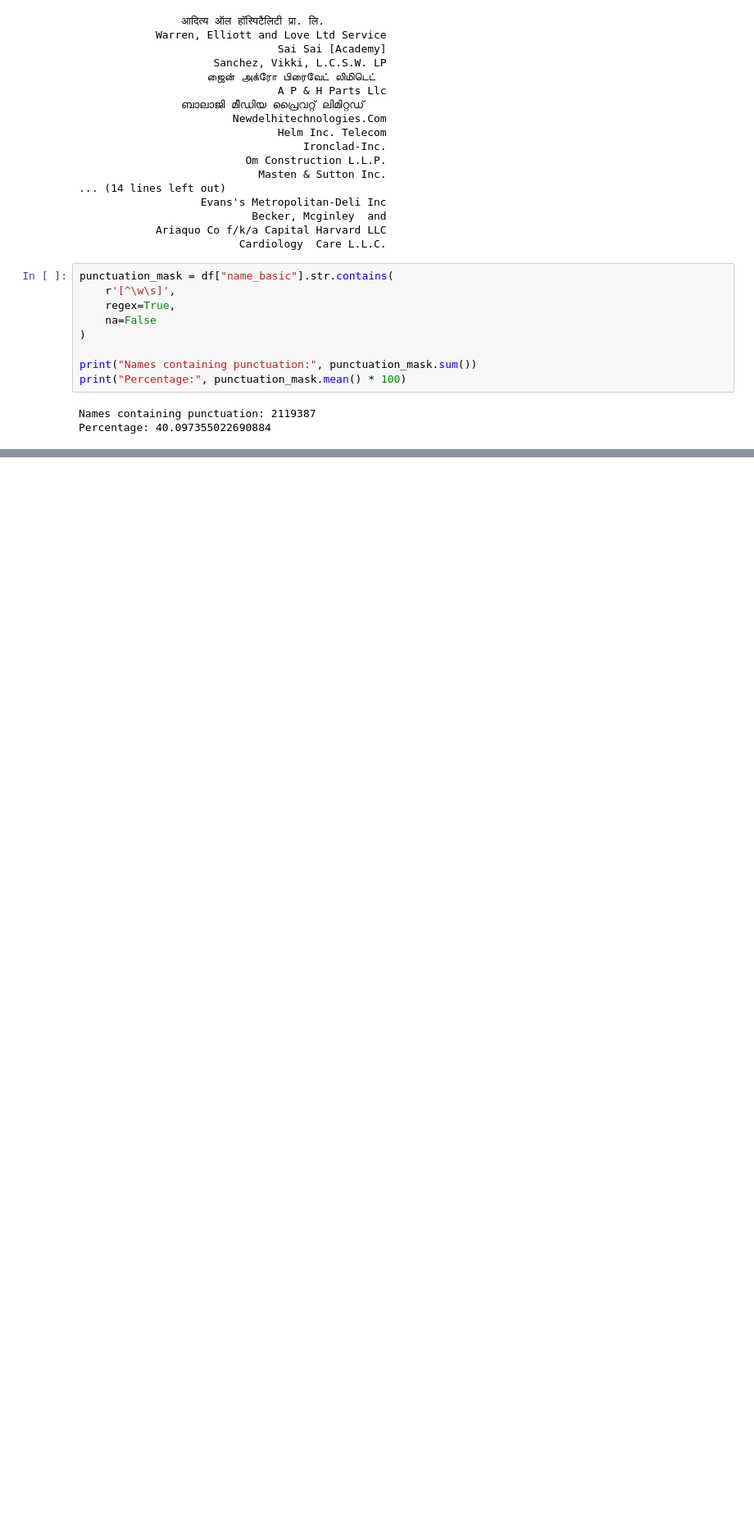
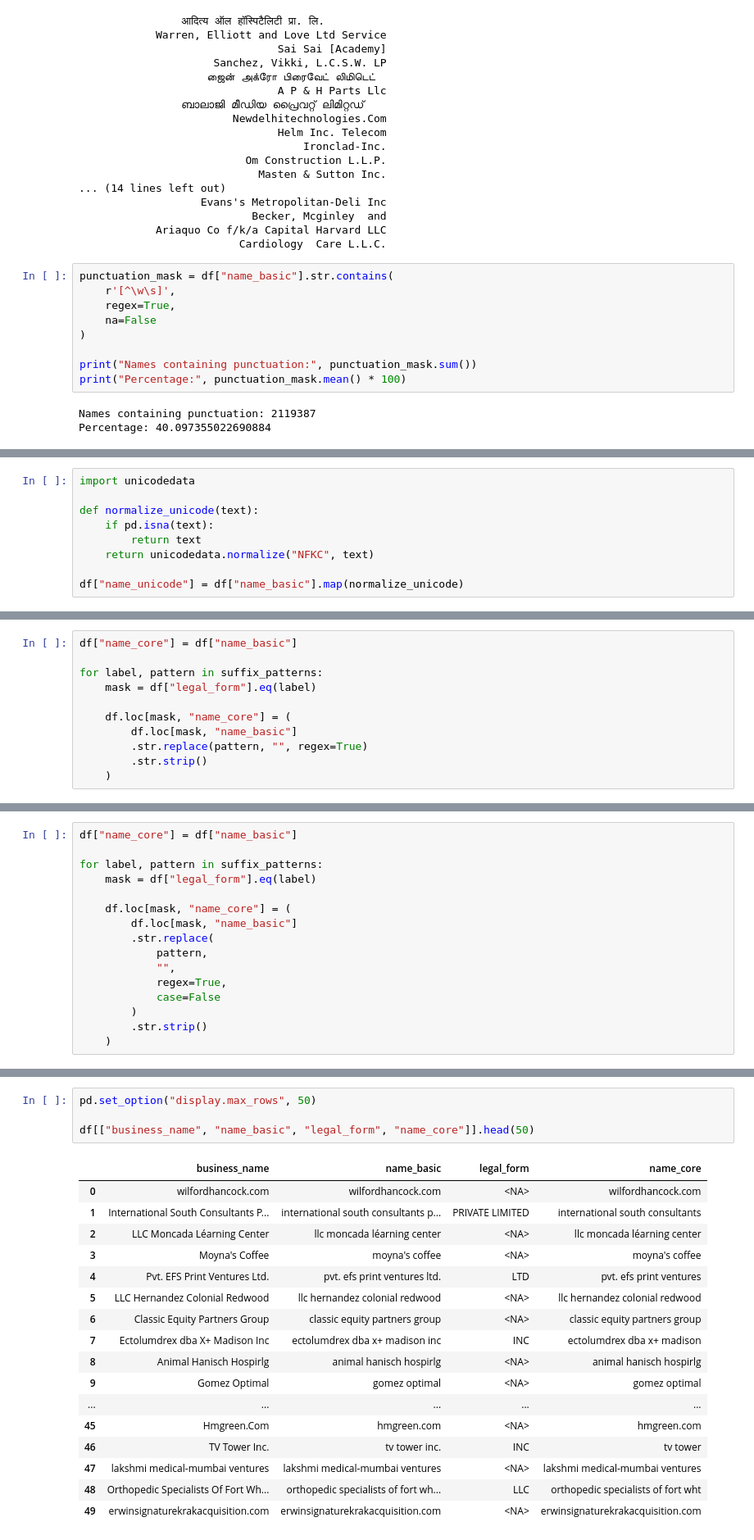
Before and after one commit to madhavmishra09/amazon-ml, a Jupyter notebook: code/business_entity_resolution/src/train3.ipynb, the cells around one changed output, grey strips where cells are left out. Shown at 82% size. Saved outputs shown, nothing was run; the diff lists cells and outputs as text; blank space fills up the shorter version.

```diff
--- a/code/business_entity_resolution/src/train3.ipynb
+++ b/code/business_entity_resolution/src/train3.ipynb
@@ -1052,0 +1131,9 @@ Percentage: 40.097355022690884
+# %%
+import unicodedata
+
+def normalize_unicode(text):
+    if pd.isna(text):
+        return text
+    return unicodedata.normalize("NFKC", text)
+
+df["name_unicode"] = df["name_basic"].map(normalize_unicode)
@@ -1052,0 +1382,11 @@ Percentage: 40.097355022690884
+# %%
+df["name_core"] = df["name_basic"]
+
+for label, pattern in suffix_patterns:
+    mask = df["legal_form"].eq(label)
+
+    df.loc[mask, "name_core"] = (
+        df.loc[mask, "name_basic"]
+        .str.replace(pattern, "", regex=True)
+        .str.strip()
+    )
@@ -1052,0 +1418,16 @@ Percentage: 40.097355022690884
+# %%
+df["name_core"] = df["name_basic"]
+
+for label, pattern in suffix_patterns:
+    mask = df["legal_form"].eq(label)
+
+    df.loc[mask, "name_core"] = (
+        df.loc[mask, "name_basic"]
+        .str.replace(
+            pattern,
+            "",
+            regex=True,
+            case=False
+        )
+        .str.strip()
+    )
@@ -1052,0 +1510,22 @@ Percentage: 40.097355022690884
+# %%
+pd.set_option("display.max_rows", 50)
+
+df[["business_name", "name_basic", "legal_form", "name_core"]].head(50)
+# %% [output]
+|  | business_name | name_basic | legal_form | name_core |
+| 0 | wilfordhancock.com | wilfordhancock.com | <NA> | wilfordhancock.com |
+| 1 | International South Consultants P... | international south consultants p... | PRIVATE LIMITED | international south consultants |
+| 2 | LLC Moncada Léarning Center | llc moncada léarning center | <NA> | llc moncada léarning center |
+| 3 | Moyna's Coffee | moyna's coffee | <NA> | moyna's coffee |
+| 4 | Pvt. EFS Print Ventures Ltd. | pvt. efs print ventures ltd. | LTD | pvt. efs print ventures |
+| 5 | LLC Hernandez Colonial Redwood | llc hernandez colonial redwood | <NA> | llc hernandez colonial redwood |
+| 6 | Classic Equity Partners Group | classic equity partners group | <NA> | classic equity partners group |
+| 7 | Ectolumdrex dba X+ Madison Inc | ectolumdrex dba x+ madison inc | INC | ectolumdrex dba x+ madison |
+| 8 | Animal Hanisch Hospirlg | animal hanisch hospirlg | <NA> | animal hanisch hospirlg |
+| 9 | Gomez Optimal | gomez optimal | <NA> | gomez optimal |
+| ... | ... | ... | ... | ... |
+| 45 | Hmgreen.Com | hmgreen.com | <NA> | hmgreen.com |
+| 46 | TV Tower Inc. | tv tower inc. | INC | tv tower |
+| 47 | lakshmi medical-mumbai ventures | lakshmi medical-mumbai ventures | <NA> | lakshmi medical-mumbai ventures |
+| 48 | Orthopedic Specialists Of Fort Wh... | orthopedic specialists of fort wh... | LLC | orthopedic specialists of fort wht |
+| 49 | erwinsignaturekrakacquisition.com | erwinsignaturekrakacquisition.com | <NA> | erwinsignaturekrakacquisition.com |
```
Also changed, not shown: parts of 54 cells of this notebook.
